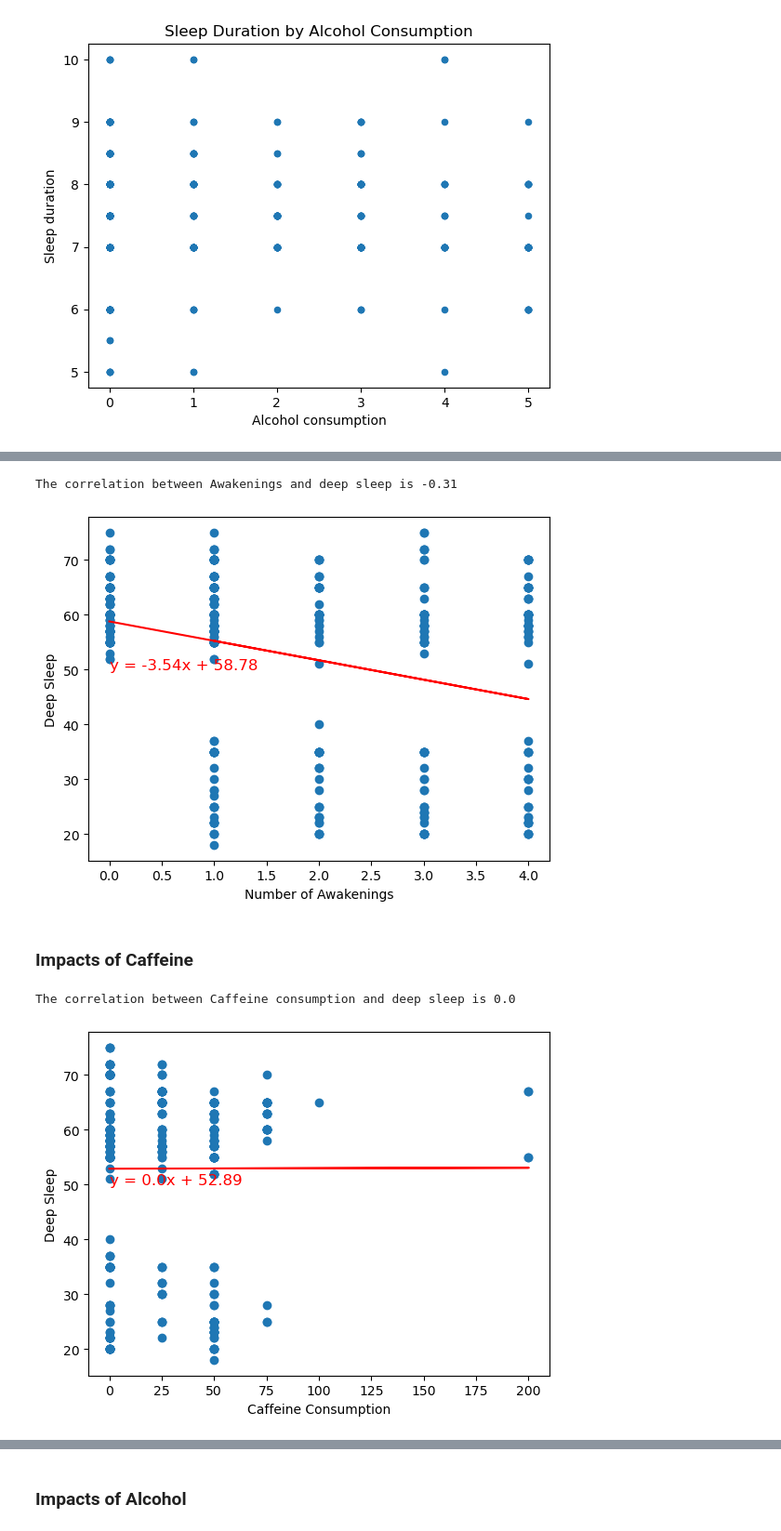
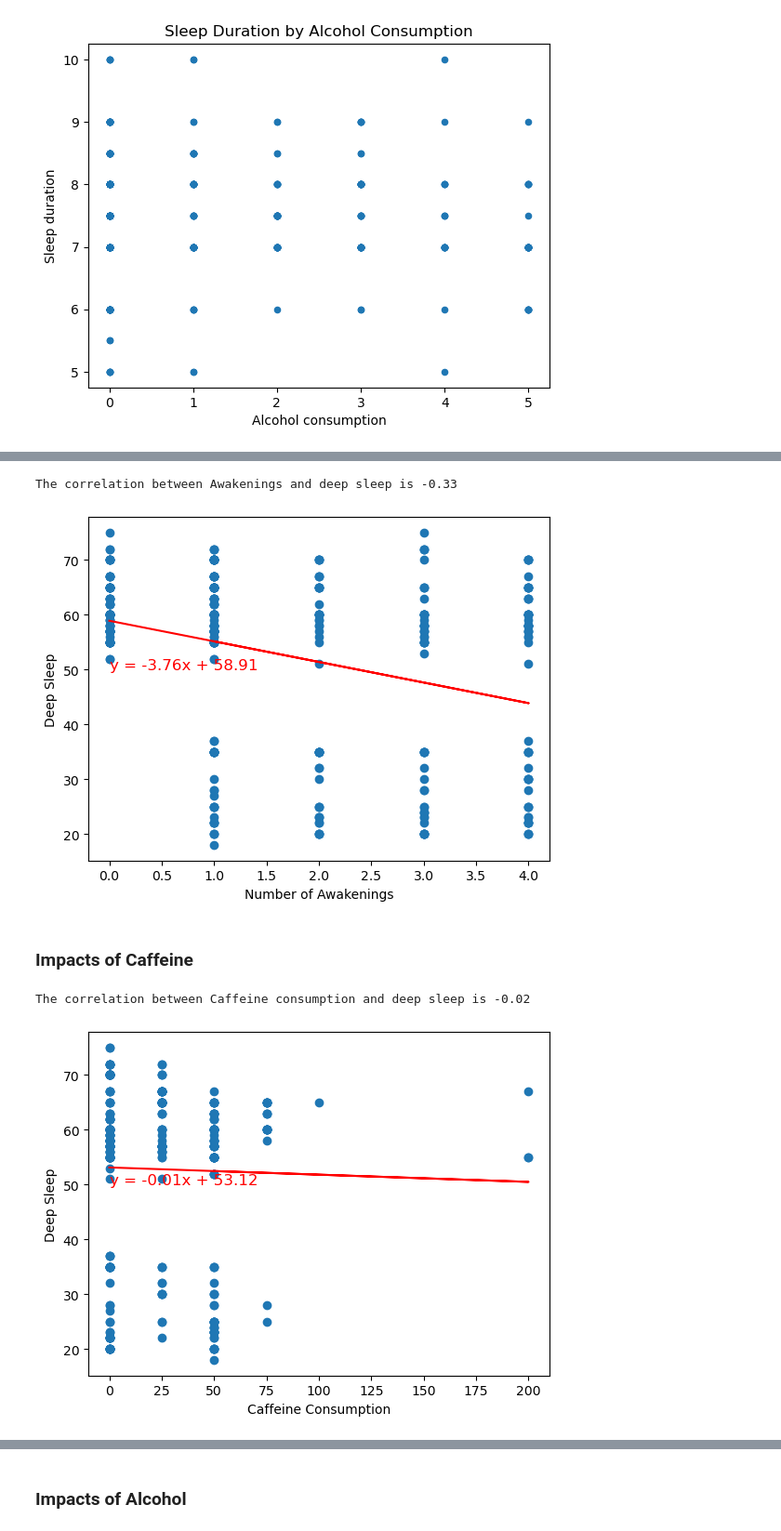
Before and after one commit to JenFreeze/Project_1, a Jupyter notebook: project1.ipynb, the cells around one changed output, grey strips where cells are left out. Shown at 93% size. Cells and saved outputs as stored; diff of their text form; code cells hidden in the pictures.

```diff
--- a/project1.ipynb
+++ b/project1.ipynb
@@ -41,3 +43,7 @@ Alcohol consumption       438
 Smoking status            452
 Exercise frequency        446
 dtype: int64
+# %%
+# Clean data
+clean_sleep = sleep_df.dropna()
+clean_sleep
@@ -211,26 +251,24 @@ The correlation between Light sleep and sleep efficiency is -0.82
 # %%
 # Calculate correlation between Awakenings and Deep Sleep Percentage
-awakening_vs_deep_sleep = sleep_df[["Awakenings", "Deep sleep percentage"]]
-awakening_vs_deep_sleep = awakening_vs_deep_sleep.dropna()
+awakening_vs_deep_sleep = clean_sleep[["Awakenings", "Deep sleep percentage"]]
 correlation = st.pearsonr(awakening_vs_deep_sleep["Awakenings"], awakening_vs_deep_sleep["Deep sleep percentage"])
 corr = round(correlation[0],2)
 print("The correlation between Awakenings and deep sleep is " + str(corr))
 calculate_line(awakening_vs_deep_sleep["Awakenings"], awakening_vs_deep_sleep["Deep sleep percentage"], "Number of Awakenings", "Deep Sleep", (0,50))
 # %% [output]
-The correlation between Awakenings and deep sleep is -0.31
+The correlation between Awakenings and deep sleep is -0.33
-[figure, old version]
+[figure, new version]
 # %% [markdown]
 ### Impacts of Caffeine
 # %%
 # Calculate correlation between Caffeine and Deep Sleep Percentage
-caff_vs_deep_sleep = sleep_df[["Caffeine consumption", "Deep sleep percentage"]]
-caff_vs_deep_sleep = caff_vs_deep_sleep.dropna()
+caff_vs_deep_sleep = clean_sleep[["Caffeine consumption", "Deep sleep percentage"]]
 correlation = st.pearsonr(caff_vs_deep_sleep["Caffeine consumption"], caff_vs_deep_sleep["Deep sleep percentage"])
 corr = round(correlation[0],2)
 print("The correlation between Caffeine consumption and deep sleep is " + str(corr))
 calculate_line(caff_vs_deep_sleep["Caffeine consumption"], caff_vs_deep_sleep["Deep sleep percentage"], "Caffeine Consumption", "Deep Sleep", (0,50))
 # %% [output]
-The correlation between Caffeine consumption and deep sleep is 0.0
+The correlation between Caffeine consumption and deep sleep is -0.02
-[figure, old version]
+[figure, new version]
 # %%
 # Calculate correlation between Caffeine and REM Sleep Percentage
```
Also changed, not shown: parts of 45 cells of this notebook.
